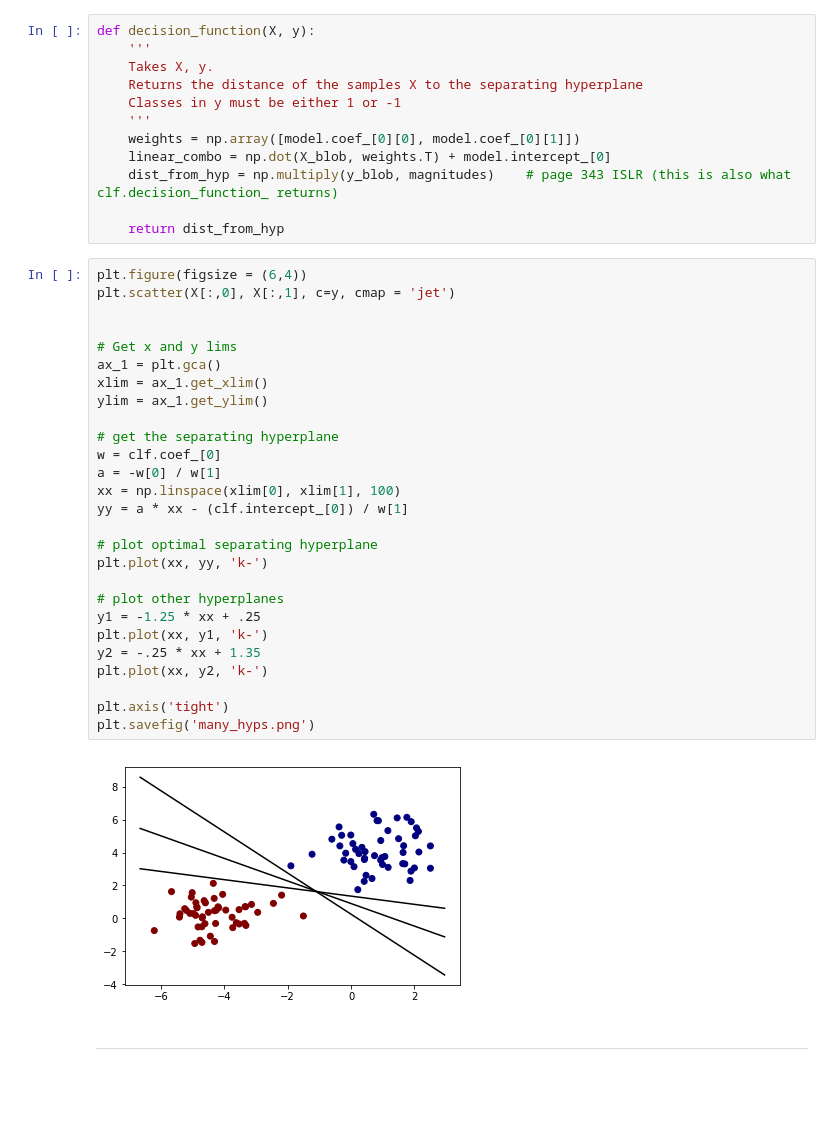
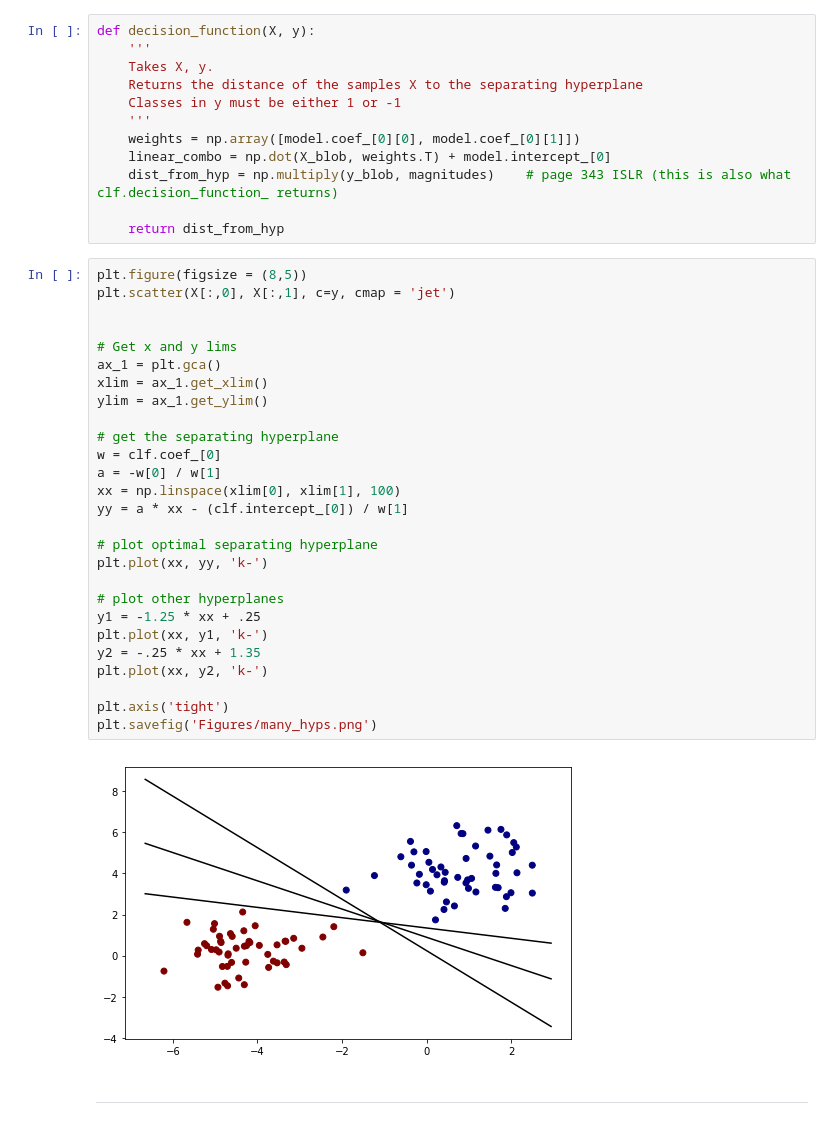
Before and after one commit to collinprather/Big-Data-Ignite-2018, a Jupyter notebook: Support_Vector_Machines/Max_Margin_clf.ipynb, the cells around one changed output. Saved outputs shown, nothing was run; the diff lists cells and outputs as text; blank space fills up the shorter version.

```diff
--- a/Support_Vector_Machines/Max_Margin_clf.ipynb
+++ b/Support_Vector_Machines/Max_Margin_clf.ipynb
@@ -65,34 +65,34 @@ def decision_function(X, y):
 
     return dist_from_hyp
 # %%
-plt.figure(figsize = (6,4))
+plt.figure(figsize = (8,5))
 plt.scatter(X[:,0], X[:,1], c=y, cmap = 'jet')
 
 
 # Get x and y lims
 ax_1 = plt.gca()
 xlim = ax_1.get_xlim()
 ylim = ax_1.get_ylim()
 
 # get the separating hyperplane
 w = clf.coef_[0]
 a = -w[0] / w[1]
 xx = np.linspace(xlim[0], xlim[1], 100)
 yy = a * xx - (clf.intercept_[0]) / w[1]
 
 # plot optimal separating hyperplane
 plt.plot(xx, yy, 'k-')
 
 # plot other hyperplanes
 y1 = -1.25 * xx + .25
 plt.plot(xx, y1, 'k-')
 y2 = -.25 * xx + 1.35
 plt.plot(xx, y2, 'k-')
 
 plt.axis('tight')
-plt.savefig('many_hyps.png')
+plt.savefig('Figures/many_hyps.png')
 # %% [output]
-[figure, old version]
+[figure, new version]
 # %% [markdown]
 ---
 # %% [markdown]
```
Also changed, not shown: parts of 3 cells of this notebook, 15 other files.
